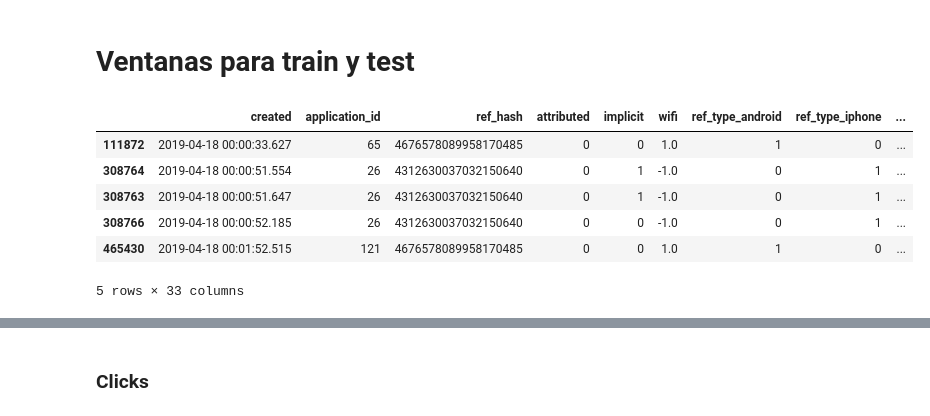
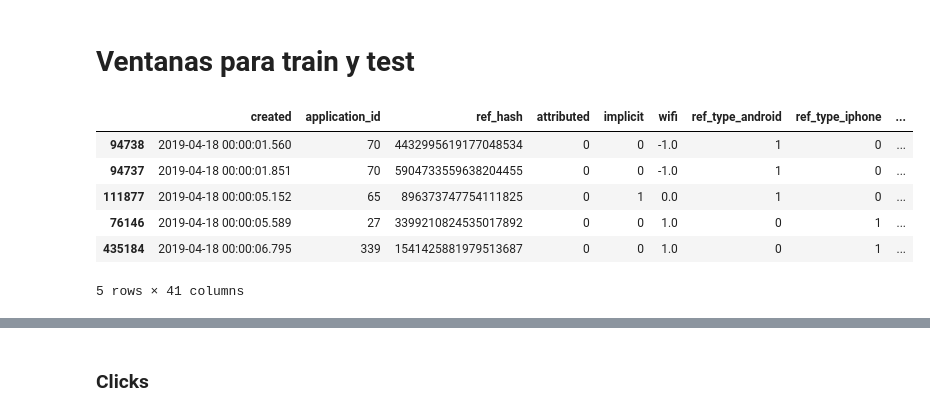
Before and after one commit to Elianagam/orgaDatosTp2, a Jupyter notebook: clean_installs.ipynb, the cells around one changed output, grey strips where cells are left out. Cells and saved outputs as stored; diff of their text form; code cells hidden in the pictures.

```diff
--- a/clean_installs.ipynb
+++ b/clean_installs.ipynb
@@ -60,6 +60,11 @@ installs['kind_purchase'] = (installs['kind'].astype(str).str.lower().str.contai
 installs['kind_add'] = (installs['kind'].astype(str).str.lower().str.contains("add") == True).astype(int)
 # %%
 # user_agent features
+
+installs['agent_zaful'] = (installs['user_agent'].astype(str).str.lower().str.contains("zaful") == True).astype(int)
+installs['agent_cornershop'] = (installs['user_agent'].astype(str).str.lower().str.contains("cornershop") == True).astype(int)
+installs['agent_binomo'] = (installs['user_agent'].astype(str).str.lower().str.contains("binomo") == True).astype(int)
+installs['agent_postmates'] = (installs['user_agent'].astype(str).str.lower().str.contains("postmates") == True).astype(int)
 
 installs['agent_tiktok'] = (installs['user_agent'].astype(str).str.lower().str.contains("tiktok") == True).astype(int)
 installs['agent_sindelantal'] = (installs['user_agent'].astype(str).str.lower().str.contains("sindelantal") == True).astype(int)
@@ -69,7 +74,3 @@ installs['agent_wish'] = (installs['user_agent'].astype(str).str.lower().str.con
 installs['agent_trivago'] = (installs['user_agent'].astype(str).str.lower().str.contains("trivago") == True).astype(int)
 installs['agent_grability'] = (installs['user_agent'].astype(str).str.lower().str.contains("grability") == True).astype(int)
 installs['agent_mercadopago'] = (installs['user_agent'].astype(str).str.lower().str.contains("mercadopago") == True).astype(int)
-# %%
-# contar cuantas veces instalo un usuario
-
-installs['total_count_install'] = installs.groupby('ref_hash')['ref_hash'].transform('count')
@@ -100,5 +122,15 @@ window_2 = window_2.sort_values('created')
 # window_4 = window_4.sort_values('created')
 # window_5 = window_5.sort_values('created')
+# %%
+window_1.head()
+# %% [output]
+|  | created | application_id | ref_hash | attributed | implicit | wifi | ref_type_android | ref_type_iphone | ... |
+| 94738 | 2019-04-18 00:00:01.560 | 70 | 4432995619177048534 | 0 | 0 | -1.0 | 1 | 0 | ... |
+| 94737 | 2019-04-18 00:00:01.851 | 70 | 5904733559638204455 | 0 | 0 | -1.0 | 1 | 0 | ... |
+| 111877 | 2019-04-18 00:00:05.152 | 65 | 896373747754111825 | 0 | 1 | 0.0 | 1 | 0 | ... |
+| 76146 | 2019-04-18 00:00:05.589 | 27 | 3399210824535017892 | 0 | 0 | 1.0 | 0 | 1 | ... |
+| 435184 | 2019-04-18 00:00:06.795 | 339 | 1541425881979513687 | 0 | 0 | 1.0 | 0 | 1 | ... |
+5 rows × 41 columns
 # %%
 # Contar la cantidad de apariciones que tiene un usuario por ventada
 
@@ -160,10 +191,0 @@ window_2.loc[window_2['count'] > 1,'prom_time_install'] = ((window_2['last_insta
-# %%
-window_1.loc[window_1['count'] > 2].head()
-# %% [output]
-|  | created | application_id | ref_hash | attributed | implicit | wifi | ref_type_android | ref_type_iphone | ... |
-| 111872 | 2019-04-18 00:00:33.627 | 65 | 4676578089958170485 | 0 | 0 | 1.0 | 1 | 0 | ... |
-| 308764 | 2019-04-18 00:00:51.554 | 26 | 4312630037032150640 | 0 | 1 | -1.0 | 0 | 1 | ... |
-| 308763 | 2019-04-18 00:00:51.647 | 26 | 4312630037032150640 | 0 | 1 | -1.0 | 0 | 1 | ... |
-| 308766 | 2019-04-18 00:00:52.185 | 26 | 4312630037032150640 | 0 | 0 | -1.0 | 0 | 1 | ... |
-| 465430 | 2019-04-18 00:01:52.515 | 121 | 4676578089958170485 | 0 | 0 | 1.0 | 1 | 0 | ... |
-5 rows × 33 columns
```
Also changed, not shown: parts of 50 cells of this notebook.
